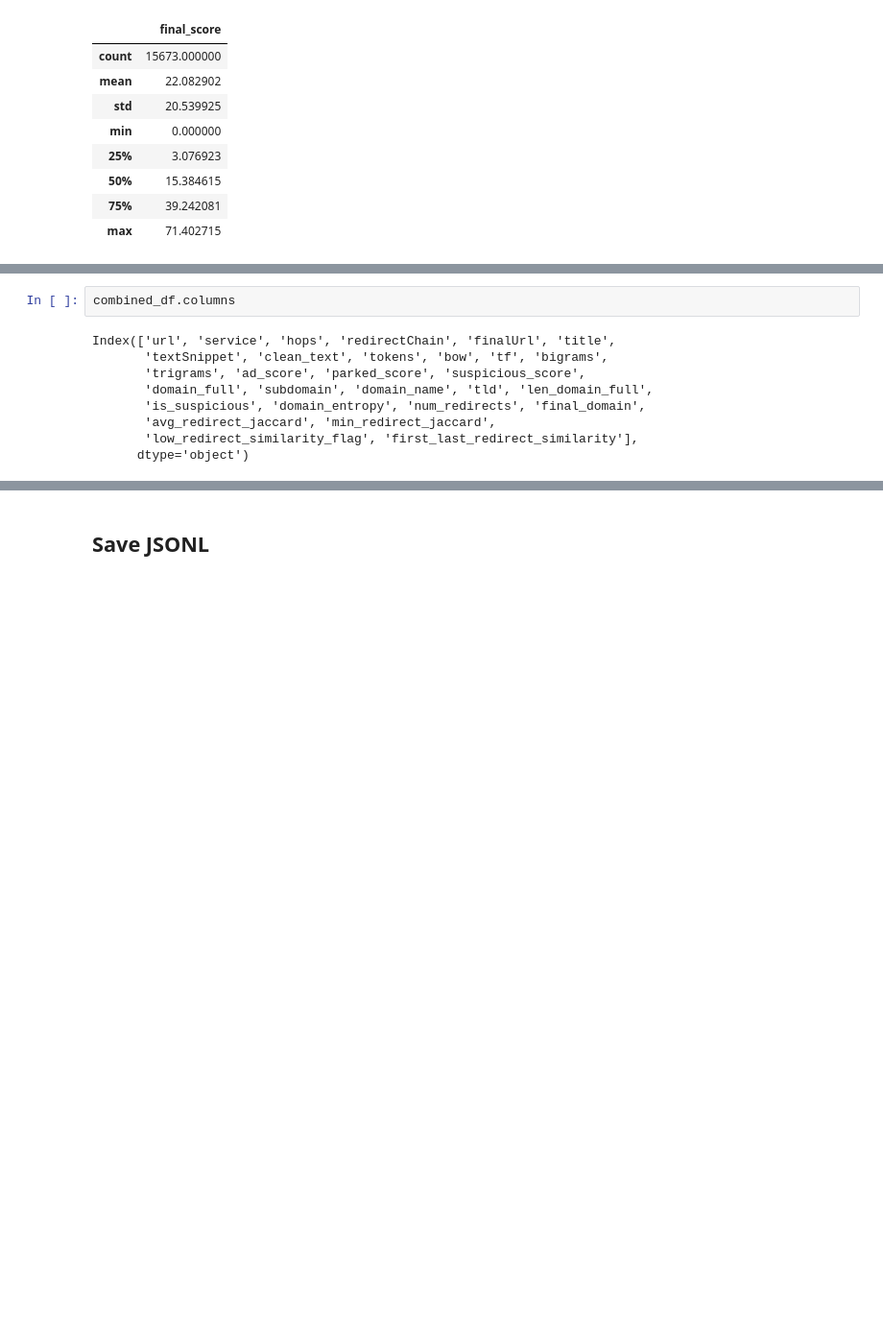
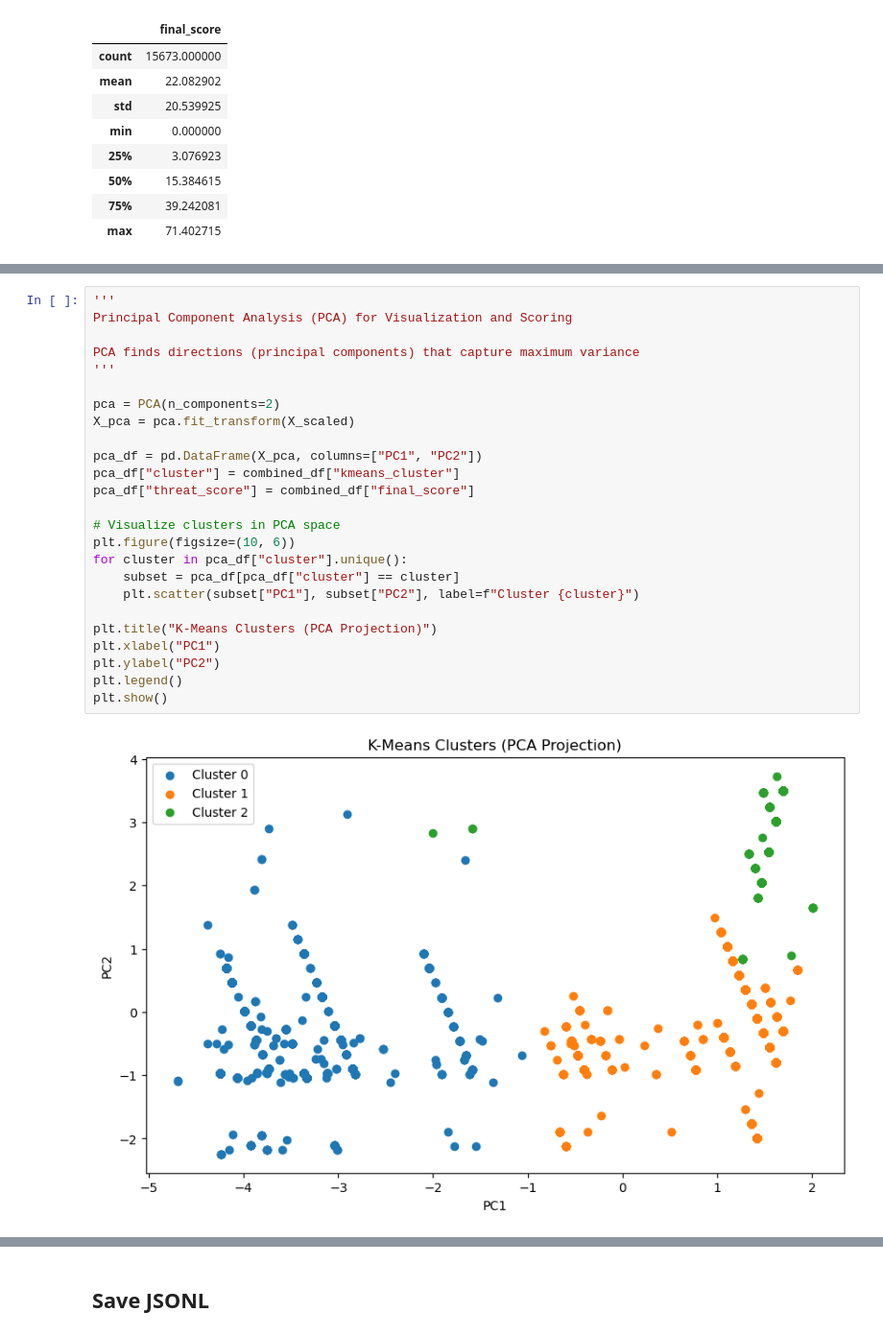
Before and after one commit to YouKnowJoey/sketchy-parking-lot, a Jupyter notebook: notebooks/wrangling_analysis.ipynb, the cells around one changed output, grey strips where cells are left out. Shown at 96% size. Drawn from its saved outputs; the diff is of its cells as text; blank space fills up the shorter version.

Commit message:
Included PCA visualizations to help in confirming or denying the effectiveness of scoring framework.

```diff
--- a/notebooks/wrangling_analysis.ipynb
+++ b/notebooks/wrangling_analysis.ipynb
@@ -776,11 +780,27 @@ combined_df[["final_score"]].describe()
 # %%
-combined_df.columns
+'''
+Principal Component Analysis (PCA) for Visualization and Scoring
+
+PCA finds directions (principal components) that capture maximum variance
+'''
+
+pca = PCA(n_components=2)
+X_pca = pca.fit_transform(X_scaled)
+
+pca_df = pd.DataFrame(X_pca, columns=["PC1", "PC2"])
+pca_df["cluster"] = combined_df["kmeans_cluster"]
+pca_df["threat_score"] = combined_df["final_score"]
+
+# Visualize clusters in PCA space
+plt.figure(figsize=(10, 6))
+for cluster in pca_df["cluster"].unique():
+    subset = pca_df[pca_df["cluster"] == cluster]
+    plt.scatter(subset["PC1"], subset["PC2"], label=f"Cluster {cluster}")
+
+plt.title("K-Means Clusters (PCA Projection)")
+plt.xlabel("PC1")
+plt.ylabel("PC2")
+plt.legend()
+plt.show()
 # %% [output]
-Index(['url', 'service', 'hops', 'redirectChain', 'finalUrl', 'title',
-       'textSnippet', 'clean_text', 'tokens', 'bow', 'tf', 'bigrams',
-       'trigrams', 'ad_score', 'parked_score', 'suspicious_score',
-       'domain_full', 'subdomain', 'domain_name', 'tld', 'len_domain_full',
-       'is_suspicious', 'domain_entropy', 'num_redirects', 'final_domain',
-       'avg_redirect_jaccard', 'min_redirect_jaccard',
-       'low_redirect_similarity_flag', 'first_last_redirect_similarity'],
-      dtype='object')
+[figure, added]
```
Also changed, not shown: parts of 7 cells of this notebook.
